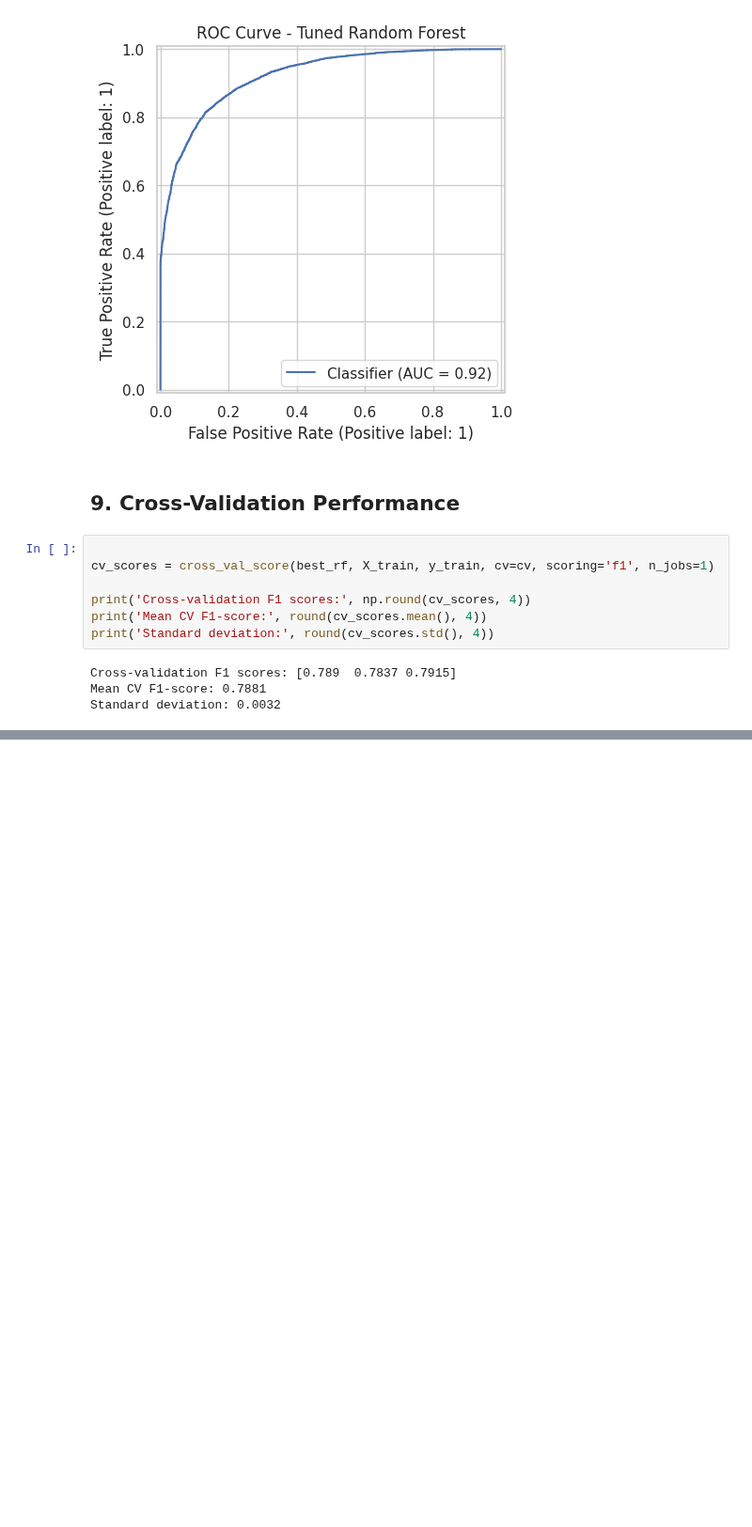
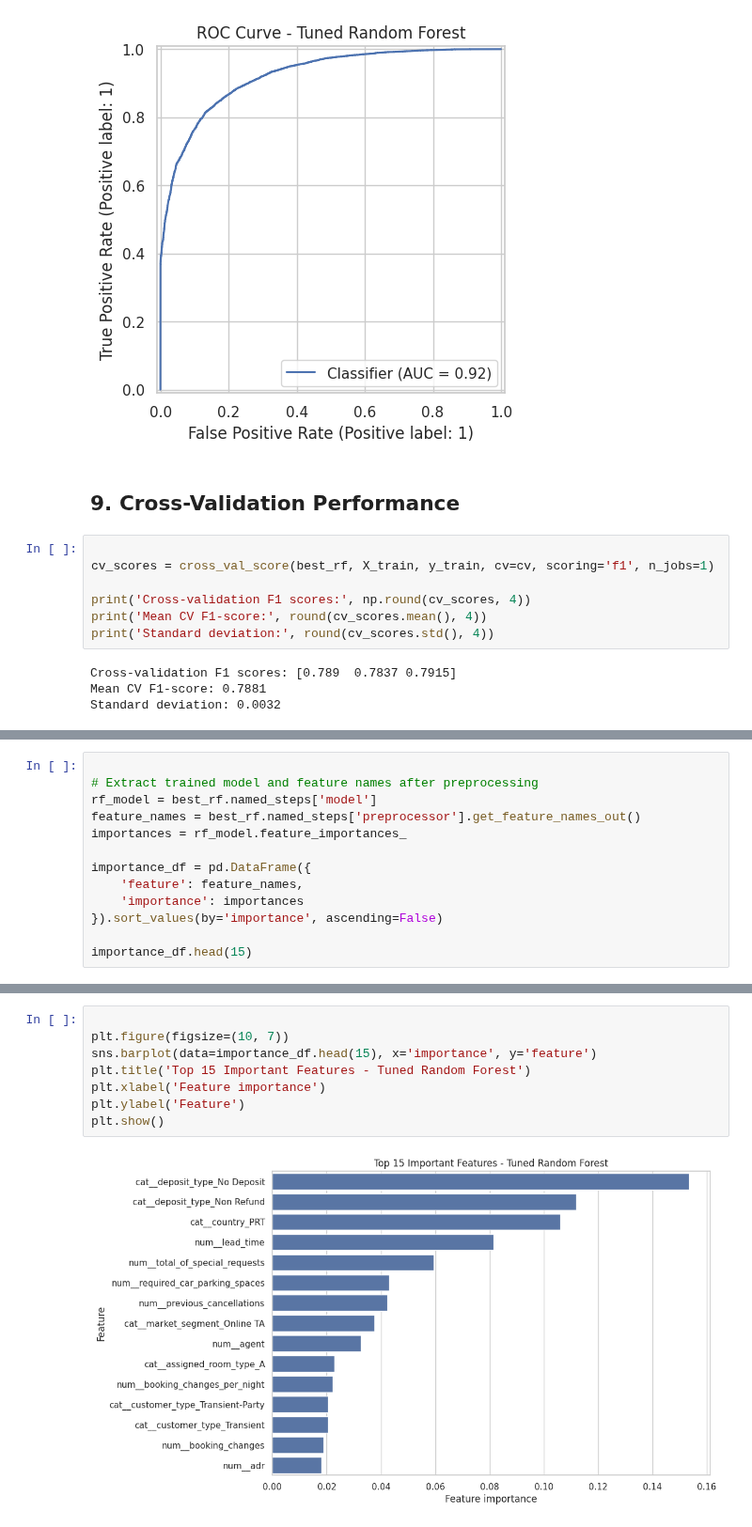
Before and after one commit to Eranga999/ML_Group_Assigment, a Jupyter notebook: Random_Forest_IT22198686.ipynb, the cells around one changed output, grey strips where cells are left out. Shown at 94% size. Drawn from its saved outputs; the diff is of its cells as text; blank space fills up the shorter version.

```diff
--- a/Random_Forest_IT22198686.ipynb
+++ b/Random_Forest_IT22198686.ipynb
@@ -442,0 +445,13 @@ Standard deviation: 0.0032
+# %%
+
+# Extract trained model and feature names after preprocessing
+rf_model = best_rf.named_steps['model']
+feature_names = best_rf.named_steps['preprocessor'].get_feature_names_out()
+importances = rf_model.feature_importances_
+
+importance_df = pd.DataFrame({
+    'feature': feature_names,
+    'importance': importances
+}).sort_values(by='importance', ascending=False)
+
+importance_df.head(15)
@@ -442,0 +475,10 @@ Standard deviation: 0.0032
+# %%
+
+plt.figure(figsize=(10, 7))
+sns.barplot(data=importance_df.head(15), x='importance', y='feature')
+plt.title('Top 15 Important Features - Tuned Random Forest')
+plt.xlabel('Feature importance')
+plt.ylabel('Feature')
+plt.show()
+# %% [output]
+[figure, added]
```
Also changed, not shown: parts of 2 cells of this notebook.
